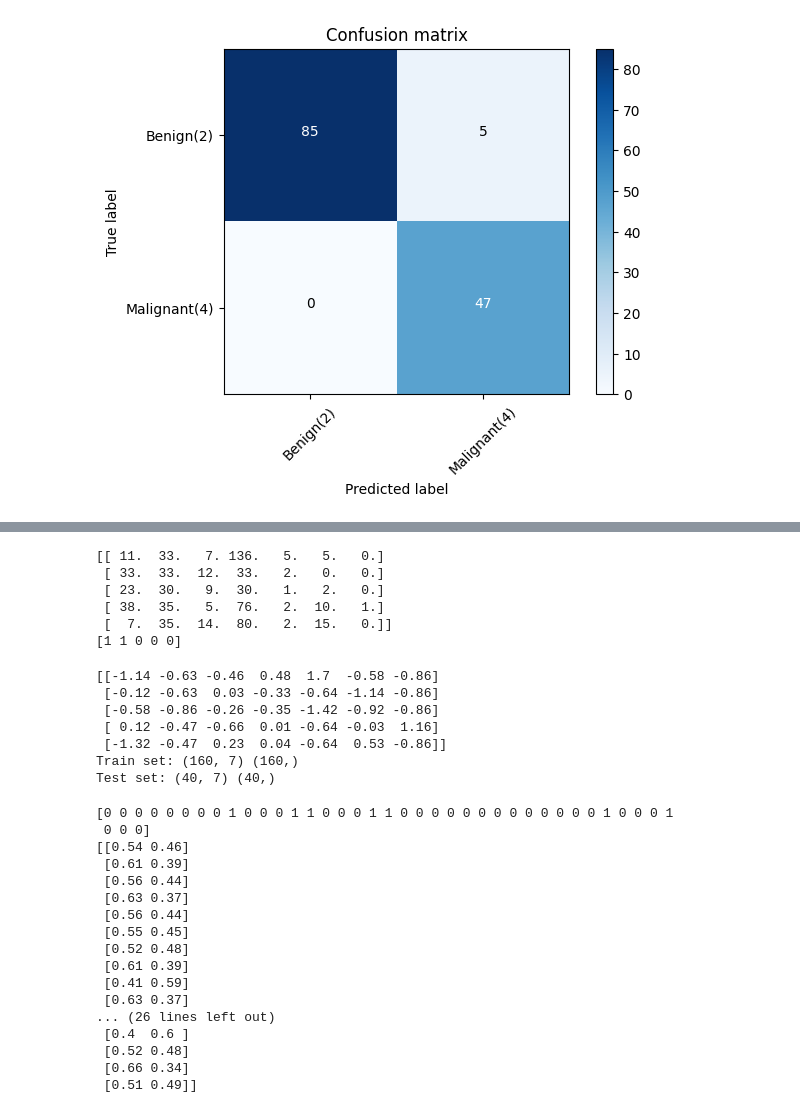
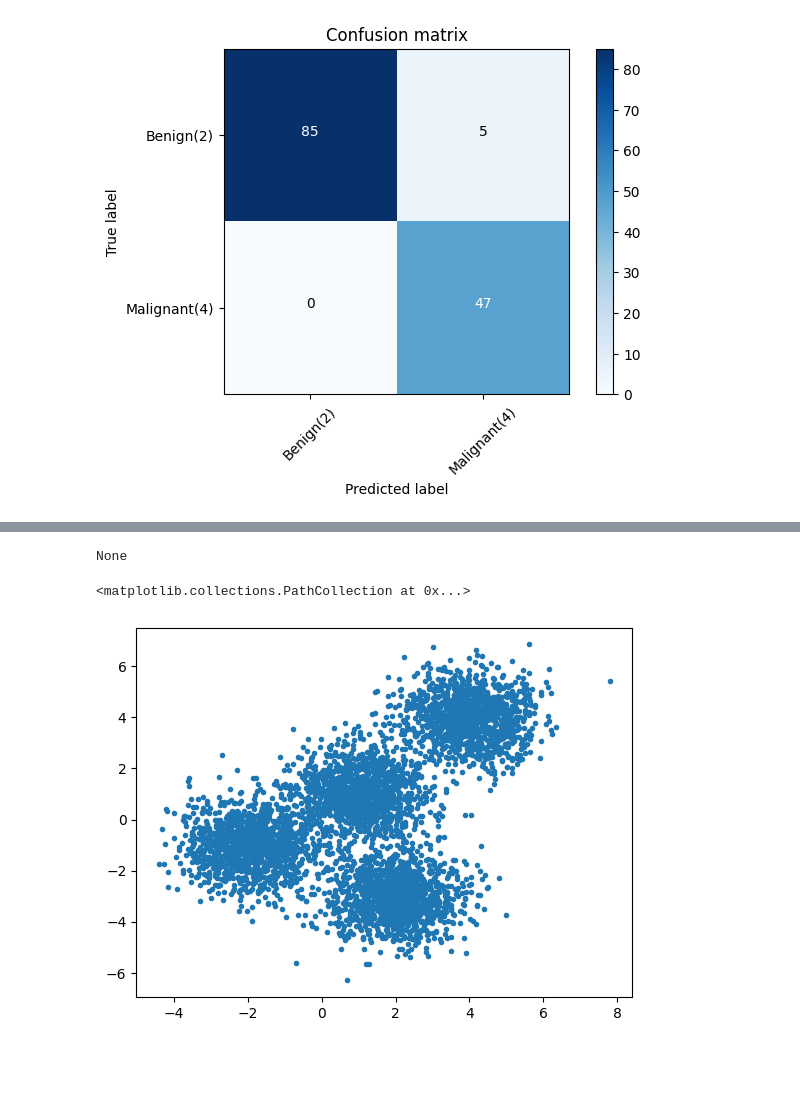
Before and after one commit to Deepakk200/colab_python, a Jupyter notebook: cell_sample.ipynb, the cells around one changed output, grey strips where cells are left out. Cells and saved outputs as stored; diff of their text form; code cells hidden in the pictures; blank space fills up the shorter version.

Commit message:
clustering using KMeans

```diff
--- a/cell_sample.ipynb
+++ b/cell_sample.ipynb
@@ -262,51 +180,18 @@ See the caveats in the documentation: https://pandas.pydata.org/pandas-docs/stab
-# %%
-X = np.asarray(churn_df[['tenure', 'age', 'address', 'income', 'ed', 'employ', 'equip']])
-print(X[0:5])
-y = np.asarray(churn_df['churn'])
-print(y[0:5])
-# %% [output]
-[[ 11.  33.   7. 136.   5.   5.   0.]
- [ 33.  33.  12.  33.   2.   0.   0.]
- [ 23.  30.   9.  30.   1.   2.   0.]
- [ 38.  35.   5.  76.   2.  10.   1.]
- [  7.  35.  14.  80.   2.  15.   0.]]
-[1 1 0 0 0]
-# %%
-X = preprocessing.StandardScaler().fit(X).transform(X)
-print(X[0:5])
-from sklearn.model_selection import train_test_split
-X_train, X_test, y_train, y_test = train_test_split( X, y, test_size=0.2, random_state=4)
-print ('Train set:', X_train.shape,  y_train.shape)
-print ('Test set:', X_test.shape,  y_test.shape)
-# %% [output]
-[[-1.14 -0.63 -0.46  0.48  1.7  -0.58 -0.86]
- [-0.12 -0.63  0.03 -0.33 -0.64 -1.14 -0.86]
- [-0.58 -0.86 -0.26 -0.35 -1.42 -0.92 -0.86]
- [ 0.12 -0.47 -0.66  0.01 -0.64 -0.03  1.16]
- [-1.32 -0.47  0.23  0.04 -0.64  0.53 -0.86]]
-Train set: (160, 7) (160,)
-Test set: (40, 7) (40,)
-# %%
-Lr = LogisticRegression(C = 0.01, solver = 'liblinear').fit(X_train, y_train)
-yhat = Lr.predict(X_test)
-print(yhat)
-yhat_prob = Lr.predict_proba(X_test)
-print(yhat_prob)
-# %% [output]
-[0 0 0 0 0 0 0 0 1 0 0 0 1 1 0 0 0 1 1 0 0 0 0 0 0 0 0 0 0 0 0 0 1 0 0 0 1
- 0 0 0]
-[[0.54 0.46]
- [0.61 0.39]
- [0.56 0.44]
- [0.63 0.37]
- [0.56 0.44]
- [0.55 0.45]
- [0.52 0.48]
- [0.61 0.39]
- [0.41 0.59]
- [0.63 0.37]
-... (26 lines left out)
- [0.4  0.6 ]
- [0.52 0.48]
- [0.66 0.34]
- [0.51 0.49]]
+# %%
+np.random.seed(0)
+"""
+n_samples: The total number of points equally divided among clusters.
+Value will be: 5000
+centers: The number of centers to generate, or the fixed center locations.
+Value will be: [[4, 4], [-2, -1], [2, -3],[1,1]]
+cluster_std: The standard deviation of the clusters.
+Value will be: 0.9"""
+# %% [output]
+None
+# %%
+from sklearn.datasets import make_blobs
+X , y = make_blobs(n_samples = 5000 , centers = [[4,4], [-2, -1], [2, -3], [1, 1]],cluster_std = 0.9)
+plt.scatter(X[:,0] , X[: , 1], marker = '.')
+# %% [output]
+<matplotlib.collections.PathCollection at 0x...>
+[figure, added]
```
Also changed, not shown: parts of 12 cells of this notebook.
